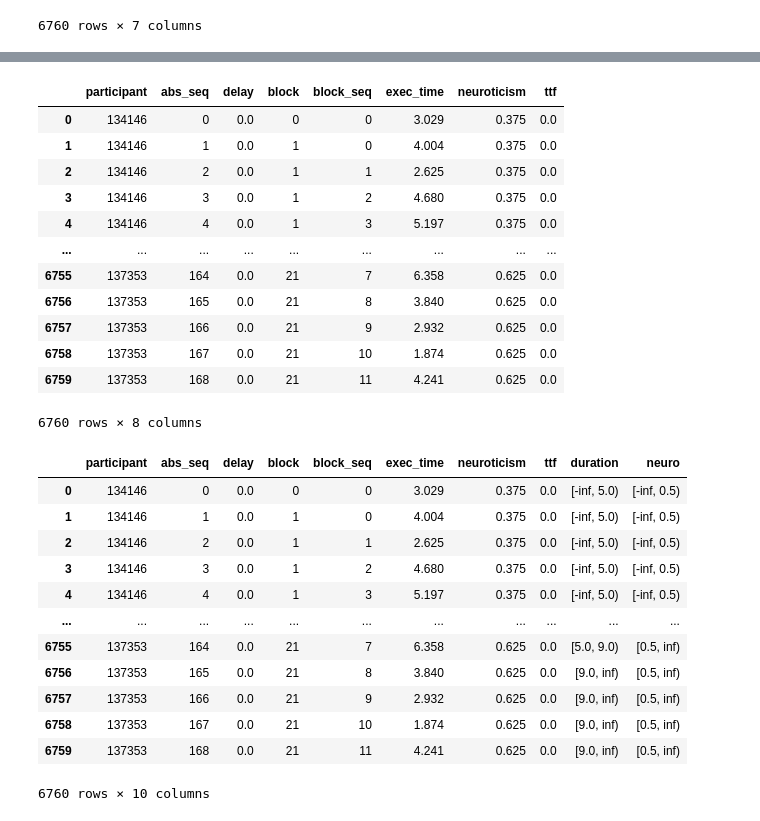
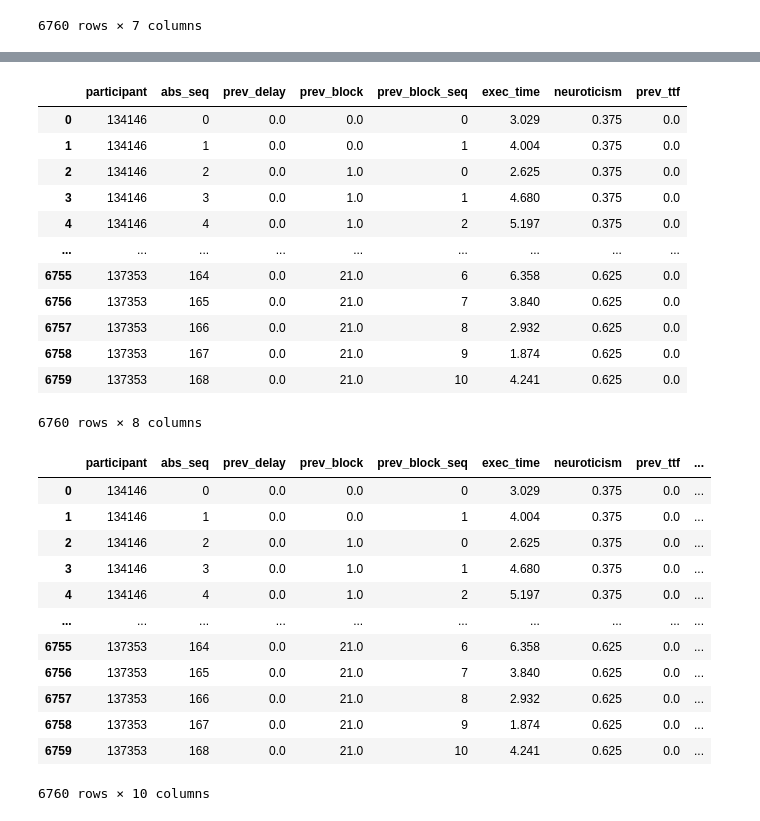
Before and after one commit to molguin92/EdgeDroid2, a Jupyter notebook: analysis_2023/curve_model.ipynb, the cells around one changed output, grey strips where cells are left out. Cells and saved outputs as stored; diff of their text form; code cells hidden in the pictures.

```diff
--- a/analysis_2023/curve_model.ipynb
+++ b/analysis_2023/curve_model.ipynb
@@ -42,3 +42,18 @@ data
 | 6758 | 137353 | 167 | 0.0 | 21 | 10 | 1.874 | 0.625 |
 | 6759 | 137353 | 168 | 0.0 | 21 | 11 | 4.241 | 0.625 |
 6760 rows × 7 columns
+# %%
+import numpy as np
+
+def _block_seq(df: pd.DataFrame) -> pd.DataFrame:
+    df["block_seq"] = np.arange(len(df.index))
+    return df
+
+def _shift(df: pd.DataFrame) -> pd.DataFrame:
+    df[["delay", "block", "block_seq"]] = df[["delay", "block", "block_seq"]].shift().fillna(0)
+    df  = df.groupby("block", as_index=False).apply(_block_seq)
+    return df.droplevel(0)
+
+shifted_data = data.groupby("participant", as_index=False).apply(_shift).droplevel(0)
+shifted_data = shifted_data.rename(columns={"delay": "prev_delay", "block": "prev_block", "block_seq": "prev_block_seq"})
+shifted_data
@@ -45,38 +74,36 @@ data
 # %%
-data["ttf"] = 1.5 * data["delay"]
-data
+shifted_data["prev_ttf"] = 1.5 * shifted_data["prev_delay"]
+shifted_data
 # %% [output]
-|  | participant | abs_seq | delay | block | block_seq | exec_time | neuroticism | ttf |
-| 0 | 134146 | 0 | 0.0 | 0 | 0 | 3.029 | 0.375 | 0.0 |
-| 1 | 134146 | 1 | 0.0 | 1 | 0 | 4.004 | 0.375 | 0.0 |
-| 2 | 134146 | 2 | 0.0 | 1 | 1 | 2.625 | 0.375 | 0.0 |
-| 3 | 134146 | 3 | 0.0 | 1 | 2 | 4.680 | 0.375 | 0.0 |
-| 4 | 134146 | 4 | 0.0 | 1 | 3 | 5.197 | 0.375 | 0.0 |
+|  | participant | abs_seq | prev_delay | prev_block | prev_block_seq | exec_time | neuroticism | prev_ttf |
+| 0 | 134146 | 0 | 0.0 | 0.0 | 0 | 3.029 | 0.375 | 0.0 |
+| 1 | 134146 | 1 | 0.0 | 0.0 | 1 | 4.004 | 0.375 | 0.0 |
+| 2 | 134146 | 2 | 0.0 | 1.0 | 0 | 2.625 | 0.375 | 0.0 |
+| 3 | 134146 | 3 | 0.0 | 1.0 | 1 | 4.680 | 0.375 | 0.0 |
+| 4 | 134146 | 4 | 0.0 | 1.0 | 2 | 5.197 | 0.375 | 0.0 |
 | ... | ... | ... | ... | ... | ... | ... | ... | ... |
-| 6755 | 137353 | 164 | 0.0 | 21 | 7 | 6.358 | 0.625 | 0.0 |
-| 6756 | 137353 | 165 | 0.0 | 21 | 8 | 3.840 | 0.625 | 0.0 |
-| 6757 | 137353 | 166 | 0.0 | 21 | 9 | 2.932 | 0.625 | 0.0 |
-| 6758 | 137353 | 167 | 0.0 | 21 | 10 | 1.874 | 0.625 | 0.0 |
-| 6759 | 137353 | 168 | 0.0 | 21 | 11 | 4.241 | 0.625 | 0.0 |
+| 6755 | 137353 | 164 | 0.0 | 21.0 | 6 | 6.358 | 0.625 | 0.0 |
+| 6756 | 137353 | 165 | 0.0 | 21.0 | 7 | 3.840 | 0.625 | 0.0 |
+| 6757 | 137353 | 166 | 0.0 | 21.0 | 8 | 2.932 | 0.625 | 0.0 |
+| 6758 | 137353 | 167 | 0.0 | 21.0 | 9 | 1.874 | 0.625 | 0.0 |
+| 6759 | 137353 | 168 | 0.0 | 21.0 | 10 | 4.241 | 0.625 | 0.0 |
 6760 rows × 8 columns
 # %%
-import numpy as np
-
-data["duration"] = pd.cut(data["block_seq"] + 1, bins=[-np.inf, 5, 9, np.inf], right=False)
-data["neuro"] = pd.cut(data["neuroticism"], bins=[-np.inf, .5, np.inf], right=False)
-data
+shifted_data["prev_duration"] = pd.cut(shifted_data["prev_block_seq"] + 1, bins=[-np.inf, 5, 9, np.inf], right=False)
+shifted_data["neuro"] = pd.cut(shifted_data["neuroticism"], bins=[-np.inf, .5, np.inf], right=False)
+shifted_data
 # %% [output]
-|  | participant | abs_seq | delay | block | block_seq | exec_time | neuroticism | ttf | duration | neuro |
-| 0 | 134146 | 0 | 0.0 | 0 | 0 | 3.029 | 0.375 | 0.0 | [-inf, 5.0) | [-inf, 0.5) |
-| 1 | 134146 | 1 | 0.0 | 1 | 0 | 4.004 | 0.375 | 0.0 | [-inf, 5.0) | [-inf, 0.5) |
-| 2 | 134146 | 2 | 0.0 | 1 | 1 | 2.625 | 0.375 | 0.0 | [-inf, 5.0) | [-inf, 0.5) |
-| 3 | 134146 | 3 | 0.0 | 1 | 2 | 4.680 | 0.375 | 0.0 | [-inf, 5.0) | [-inf, 0.5) |
-| 4 | 134146 | 4 | 0.0 | 1 | 3 | 5.197 | 0.375 | 0.0 | [-inf, 5.0) | [-inf, 0.5) |
-| ... | ... | ... | ... | ... | ... | ... | ... | ... | ... | ... |
-| 6755 | 137353 | 164 | 0.0 | 21 | 7 | 6.358 | 0.625 | 0.0 | [5.0, 9.0) | [0.5, inf) |
-| 6756 | 137353 | 165 | 0.0 | 21 | 8 | 3.840 | 0.625 | 0.0 | [9.0, inf) | [0.5, inf) |
-| 6757 | 137353 | 166 | 0.0 | 21 | 9 | 2.932 | 0.625 | 0.0 | [9.0, inf) | [0.5, inf) |
-| 6758 | 137353 | 167 | 0.0 | 21 | 10 | 1.874 | 0.625 | 0.0 | [9.0, inf) | [0.5, inf) |
-| 6759 | 137353 | 168 | 0.0 | 21 | 11 | 4.241 | 0.625 | 0.0 | [9.0, inf) | [0.5, inf) |
+|  | participant | abs_seq | prev_delay | prev_block | prev_block_seq | exec_time | neuroticism | prev_ttf | ... |
+| 0 | 134146 | 0 | 0.0 | 0.0 | 0 | 3.029 | 0.375 | 0.0 | ... |
+| 1 | 134146 | 1 | 0.0 | 0.0 | 1 | 4.004 | 0.375 | 0.0 | ... |
+| 2 | 134146 | 2 | 0.0 | 1.0 | 0 | 2.625 | 0.375 | 0.0 | ... |
+| 3 | 134146 | 3 | 0.0 | 1.0 | 1 | 4.680 | 0.375 | 0.0 | ... |
+| 4 | 134146 | 4 | 0.0 | 1.0 | 2 | 5.197 | 0.375 | 0.0 | ... |
+| ... | ... | ... | ... | ... | ... | ... | ... | ... | ... |
+| 6755 | 137353 | 164 | 0.0 | 21.0 | 6 | 6.358 | 0.625 | 0.0 | ... |
+| 6756 | 137353 | 165 | 0.0 | 21.0 | 7 | 3.840 | 0.625 | 0.0 | ... |
+| 6757 | 137353 | 166 | 0.0 | 21.0 | 8 | 2.932 | 0.625 | 0.0 | ... |
+| 6758 | 137353 | 167 | 0.0 | 21.0 | 9 | 1.874 | 0.625 | 0.0 | ... |
+| 6759 | 137353 | 168 | 0.0 | 21.0 | 10 | 4.241 | 0.625 | 0.0 | ... |
 6760 rows × 10 columns
 # %%
```
Also changed, not shown: parts of 5 cells of this notebook, 1 other file.
